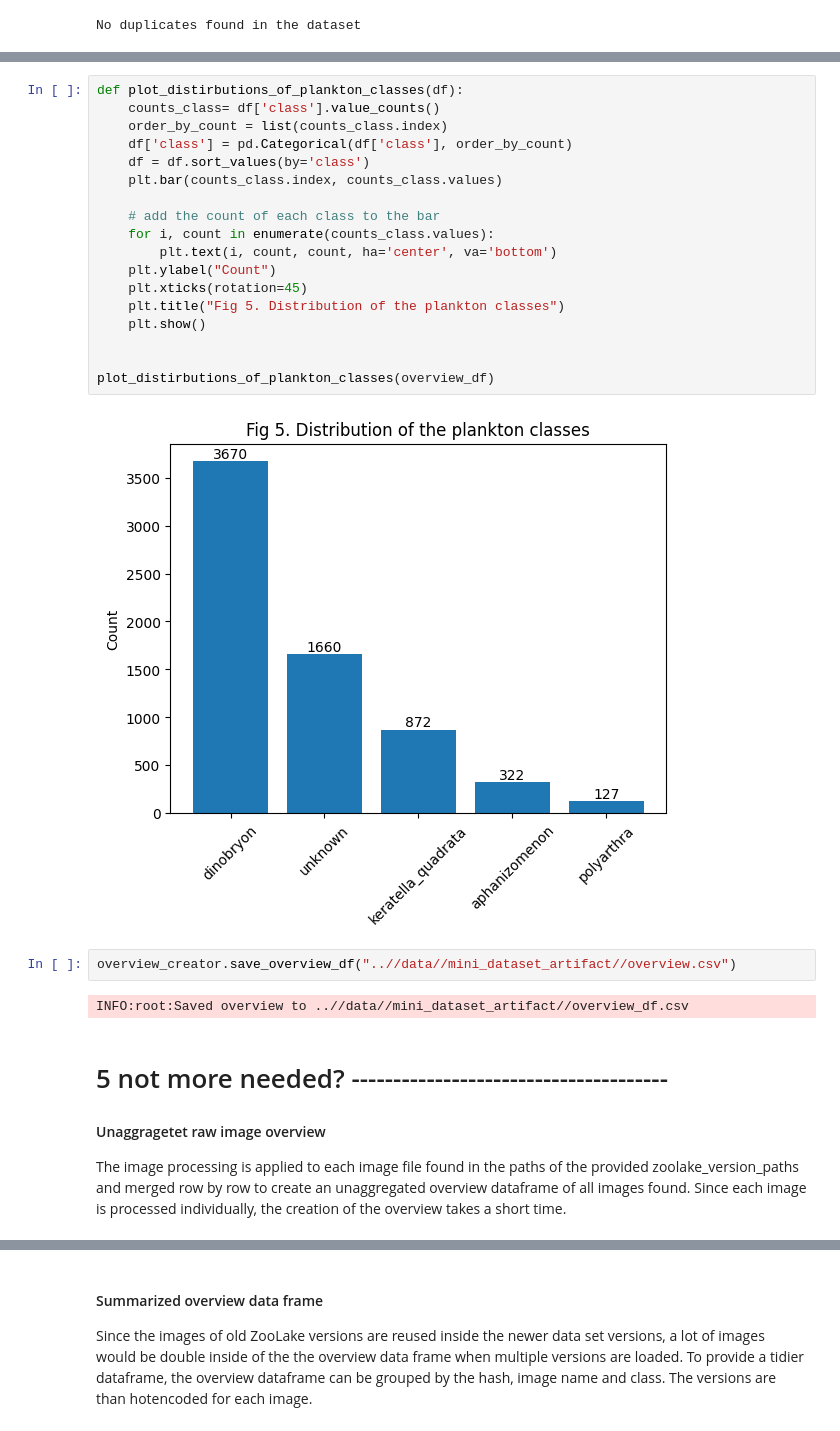
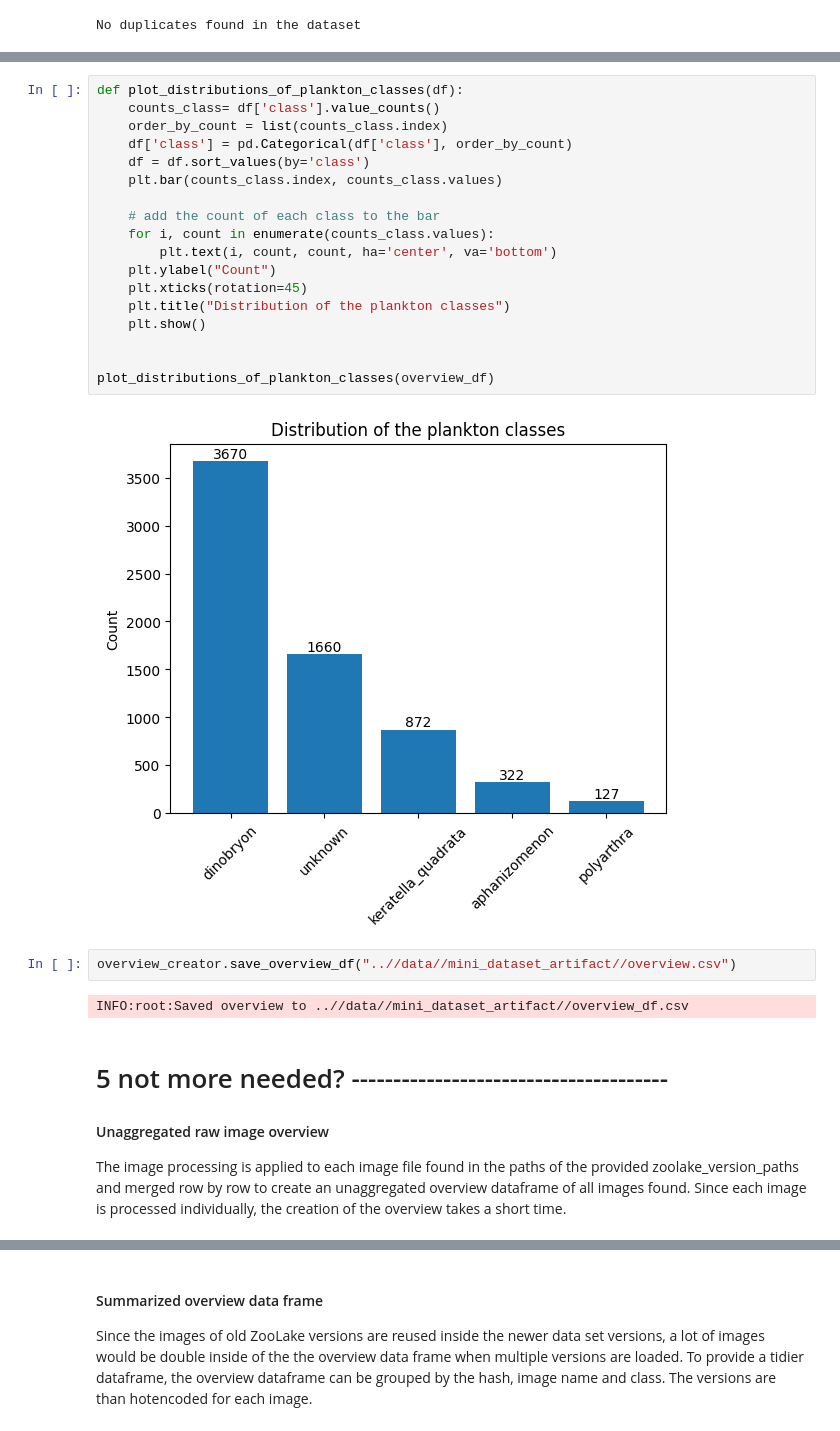
Before and after one commit to JuanFelipeRuiz/lit_ecology_classifier, a Jupyter notebook: notebooks/1_dataset_overview.ipynb, the cells around one changed output, grey strips where cells are left out. Saved outputs shown, nothing was run; the diff lists cells and outputs as text.

```diff
--- a/notebooks/1_dataset_overview.ipynb
+++ b/notebooks/1_dataset_overview.ipynb
@@ -249,23 +252,23 @@ image_examples()
 # %%
-def plot_distirbutions_of_plankton_classes(df):
+def plot_distributions_of_plankton_classes(df):
     counts_class= df['class'].value_counts()
     order_by_count = list(counts_class.index)
     df['class'] = pd.Categorical(df['class'], order_by_count)
     df = df.sort_values(by='class')
     plt.bar(counts_class.index, counts_class.values)
 
     # add the count of each class to the bar
     for i, count in enumerate(counts_class.values):
         plt.text(i, count, count, ha='center', va='bottom')
     plt.ylabel("Count")
     plt.xticks(rotation=45)
-    plt.title("Fig 5. Distribution of the plankton classes")
+    plt.title("Distribution of the plankton classes")
     plt.show()
 
 
-plot_distirbutions_of_plankton_classes(overview_df)
+plot_distributions_of_plankton_classes(overview_df)
 # %% [output]
-[figure, old version]
+[figure, new version]
 # %%
 overview_creator.save_overview_df("..//data//mini_dataset_artifact//overview.csv")
 # %% [output]
@@ -273,7 +276,7 @@ INFO:root:Saved overview to ..//data//mini_dataset_artifact//overview_df.csv
 # %% [markdown]
 # 5 not more needed? --------------------------------------
 
-#### Unaggragetet raw image overview
+#### Unaggregated raw image overview
 
 The image processing is applied to each image file found in the paths of the provided zoolake_version_paths and merged row by row to create an unaggregated overview dataframe of all images found. Since each image is processed individually, the creation of the overview takes a short time.
 # %%
```
Also changed, not shown: parts of 5 cells of this notebook, 2 other files.
